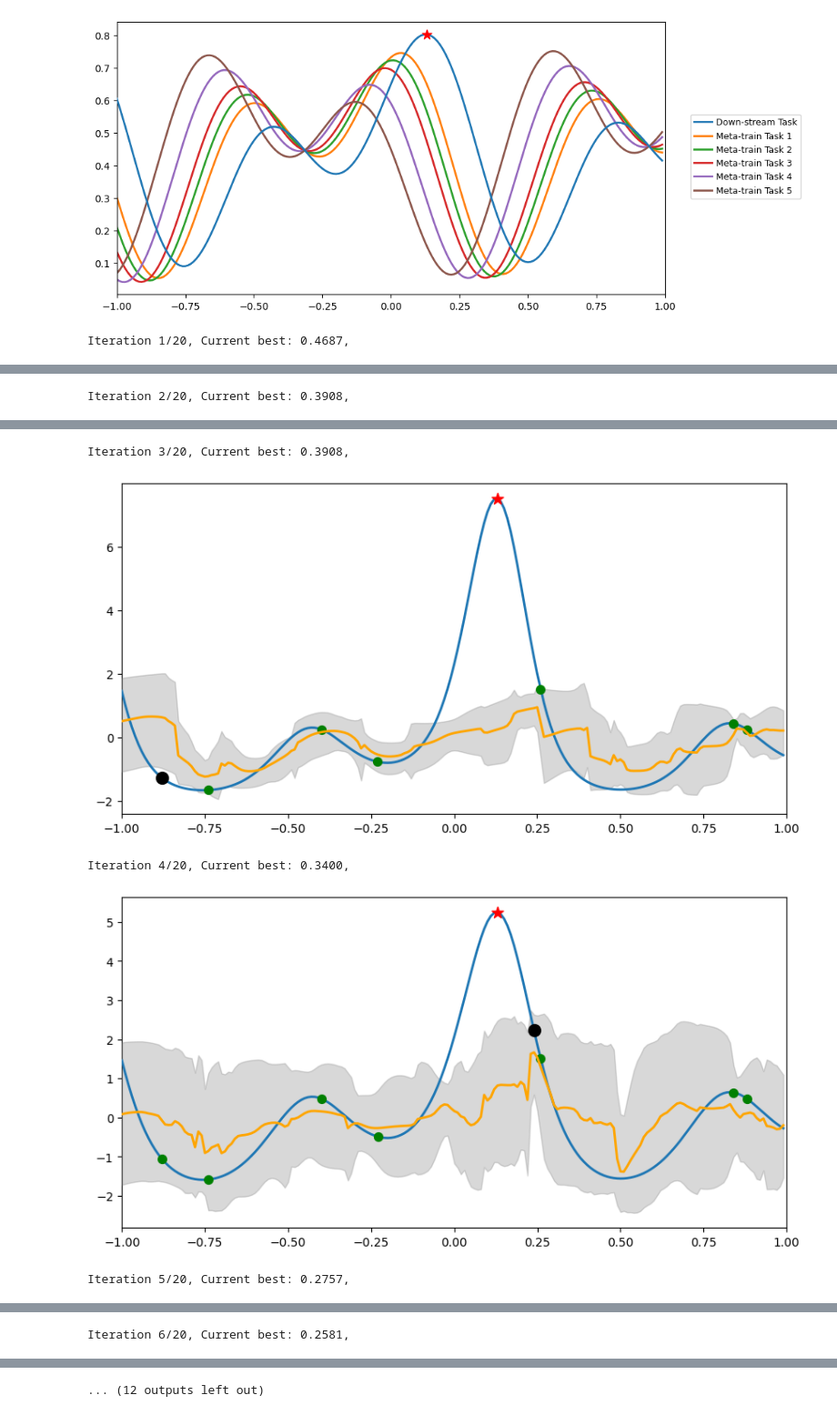
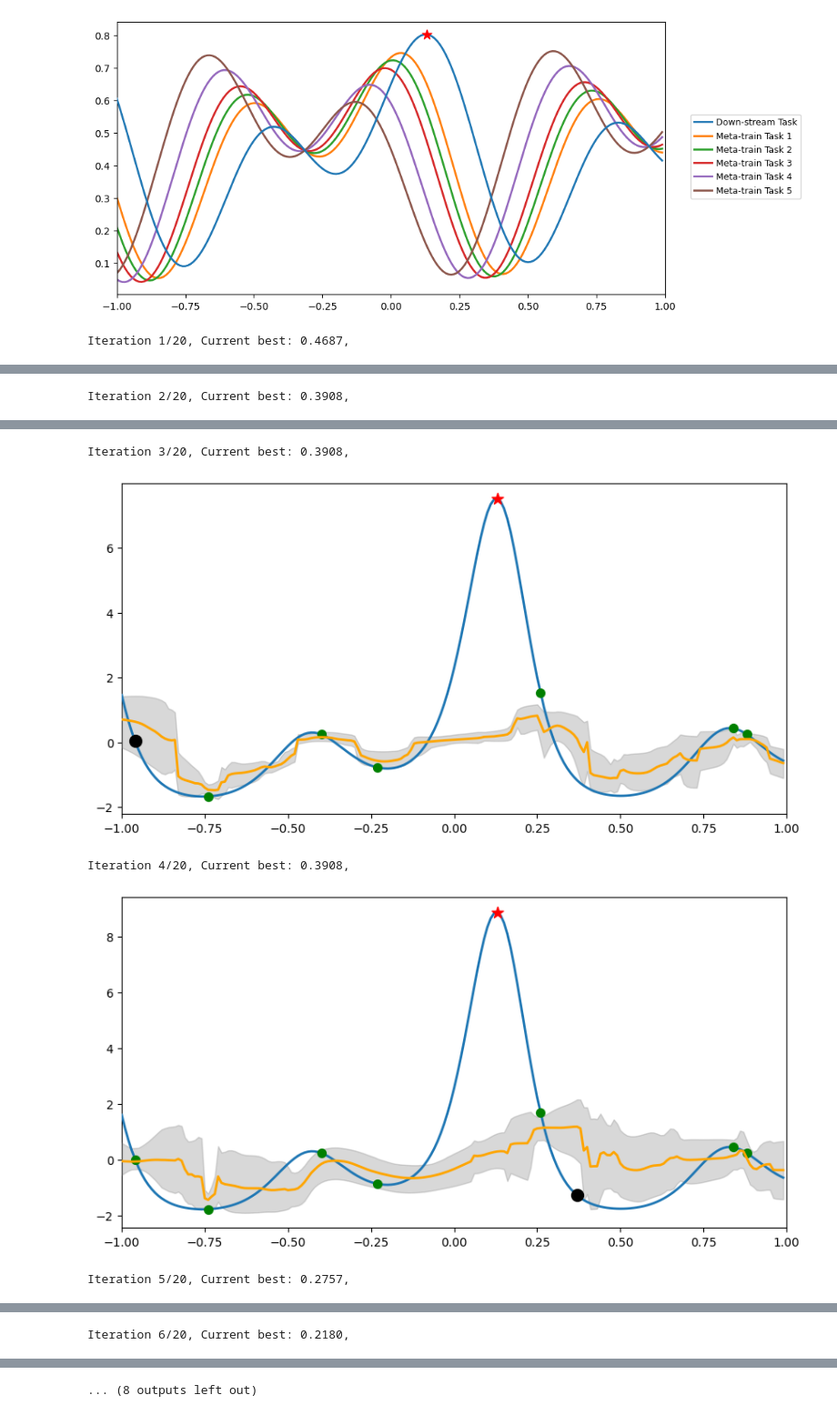
Before and after one commit to timruhkopf/ExperiencedFT-PFNs, a Jupyter notebook: HPO_tasks/Meta-learning-BO/benchmarks/SimpleSynth/demo_simple_sausage.ipynb, the cells around one changed output, grey strips where cells are left out. Shown at 91% size. Drawn from its saved outputs; the diff is of its cells as text; code cells hidden in the pictures.

```diff
--- a/HPO_tasks/Meta-learning-BO/benchmarks/SimpleSynth/demo_simple_sausage.ipynb
+++ b/HPO_tasks/Meta-learning-BO/benchmarks/SimpleSynth/demo_simple_sausage.ipynb
@@ -68,7 +71,7 @@ fig.subplots_adjust(wspace=0.2)
 # %%
 import pfns4bo
 from mpfns4bo.ppfns4bo import PPFNs4BO
-optimizer = PPFNs4BO(torch.load( pfns4bo.bnn_model), benchmark.search_space, meta_data, apply_power_transform_pi = True, model_avg='simple')
+optimizer = PPFNs4BO(torch.load( pfns4bo.bnn_model), benchmark.search_space, meta_data, apply_power_transform_pi = True, model_avg='naive')
 
 data_size = len(X)
 pending_evaluations = list(range(data_size))
@@ -101,7 +104,7 @@ for iteration in range(max_evaluations):
     )
 
     ax.scatter(X[pending_evaluations][idx], - y_t[pending_evaluations][idx], s= 100, c= "black", label="Next Sample (with meta learning)", zorder = 99)
-    median = optimizer.ppfn.model.criterion.mean(optimizer.ppfn.target_logits)
+    median = optimizer.ppfn.model.criterion.median(optimizer.ppfn.target_logits)
 
     # Plot median as a line
     ax.plot(X[pending_evaluations].squeeze(), median[:, 0], color="orange", label="Median", linewidth=lw, zorder=99)
@@ -144,7 +147,7 @@ Iteration 1/20, Current best: 0.4687,
 Iteration 2/20, Current best: 0.3908,
 [figure]
 Iteration 3/20, Current best: 0.3908,
-[figure, old version]
+[figure, new version]
-Iteration 4/20, Current best: 0.3400,
+Iteration 4/20, Current best: 0.3908,
-[figure, old version]
+[figure, new version]
 Iteration 5/20, Current best: 0.2757,
@@ -152 +155 @@ Iteration 5/20, Current best: 0.2757,
-Iteration 6/20, Current best: 0.2581,
+Iteration 6/20, Current best: 0.2180,
@@ -154 +157 @@ Iteration 6/20, Current best: 0.2581,
-... (12 outputs left out)
+... (8 outputs left out)
```
Also changed, not shown: parts of 2 cells of this notebook, 4 other files.
